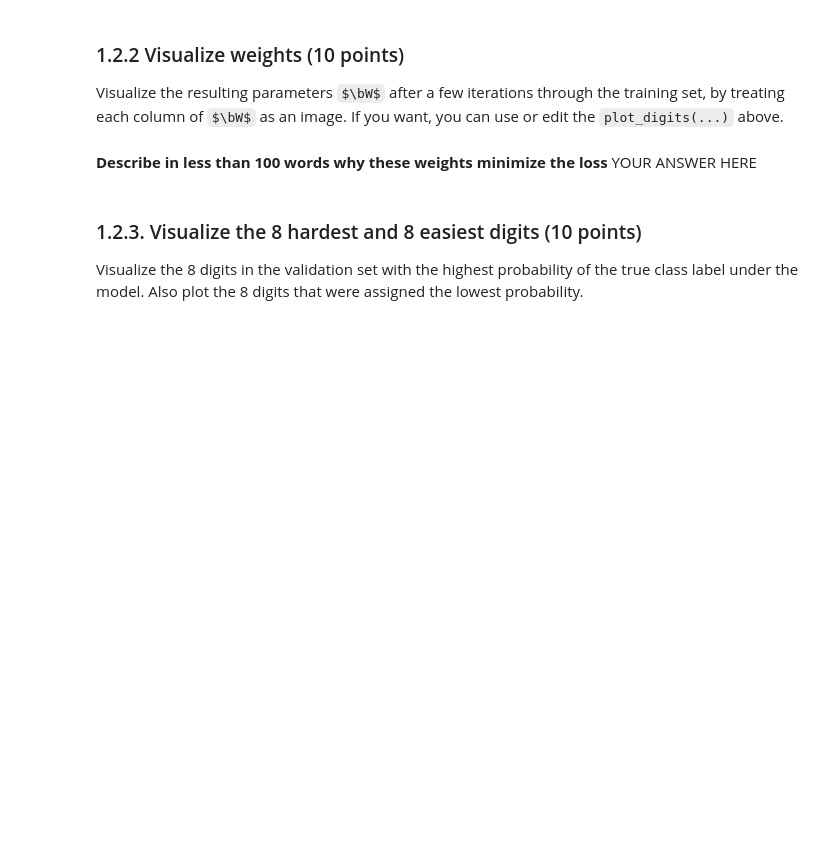
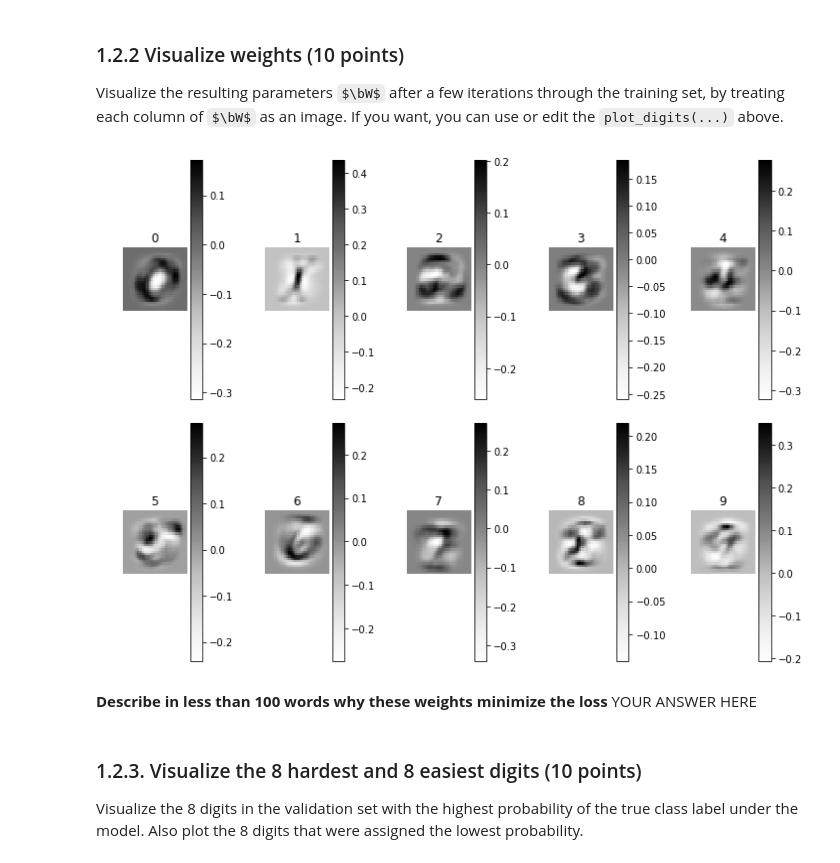
Before and after one commit to NILOIDE/ML1, a Jupyter notebook: lab2/lab2.ipynb, the cells around one changed output. Drawn from its saved outputs; the diff is of its cells as text; code cells hidden in the pictures; some formulas as TeX source; blank space fills up the shorter version.

```diff
--- a/lab2/lab2.ipynb
+++ b/lab2/lab2.ipynb
@@ -493,3 +519,22 @@ plot_digits(w.T.reshape((10,28,28)), 5, targets=list(range(0,10)), shape=(28,28)
+# %%
+# YOUR CODE HERE
+def plot_weights(data, num_cols, targets=None, shape=(28,28)):
+    num_digits = data.shape[0]
+    num_rows = int(num_digits/num_cols)
+    for i in range(num_digits):
+        plt.figure(1, figsize=(num_cols*2, data.shape[0]*0.75))
+        plt.subplot(num_rows, num_cols, i+1)
+        plt.imshow(data[i].reshape(shape), interpolation='none', cmap='Greys')
+        if targets is not None:
+            plt.title(int(targets[i]))
+        plt.colorbar()
+        plt.axis('off')
+    plt.tight_layout()
+    plt.show()
+
+plot_weights(w.T.reshape((10,28,28)), 5, targets=list(range(0,10)), shape=(28,28))
+# %% [output]
+[figure, added]
 # %% [markdown]
 **Describe in less than 100 words why these weights minimize the loss**
 YOUR ANSWER HERE
```
Also changed, not shown: parts of 23 cells of this notebook.
